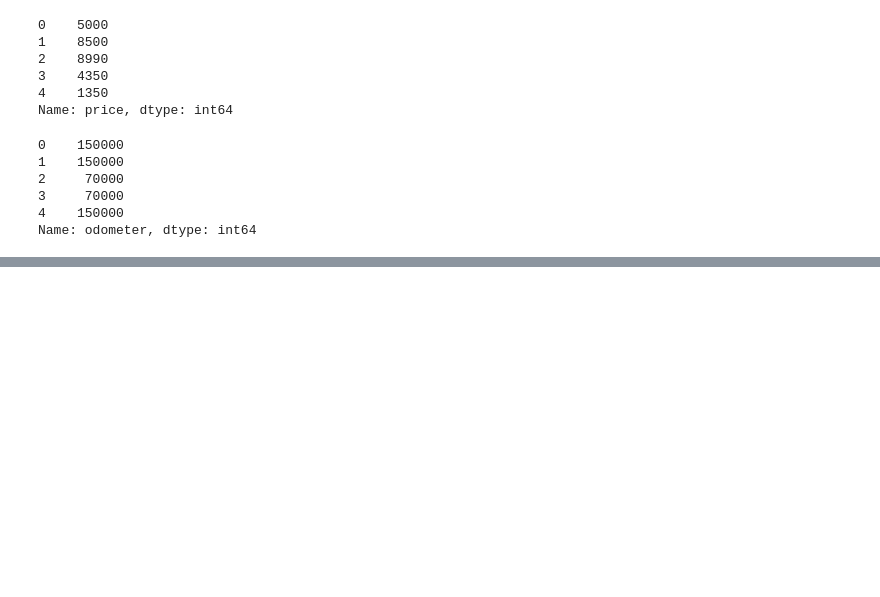
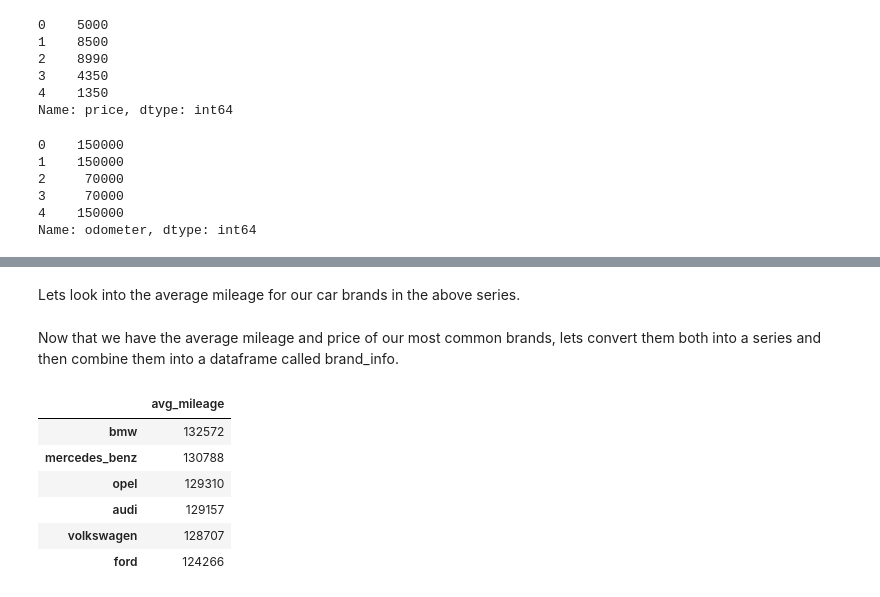
Before and after one commit to nkalpaxis/Exploring_eBay_car_sales_data-, a Jupyter notebook: eBay_car_sales_data.ipynb, the cells around one changed output, grey strips where cells are left out. Cells and saved outputs as stored; diff of their text form; code cells hidden in the pictures; blank space fills up the shorter version.

```diff
--- a/eBay_car_sales_data.ipynb
+++ b/eBay_car_sales_data.ipynb
@@ -160,0 +438,7 @@ Name: odometer, dtype: int64
+# %%
+brand_avg_price = {}
+
+for brand in common_brands:
+    brand_only = autos[autos['brand'] == brand]
+    avg_price = brand_only['price'].mean()
+    brand_avg_price[brand] = int(avg_price)
@@ -160,0 +459,2 @@ Name: odometer, dtype: int64
+# %% [markdown]
+Lets look into the average mileage for our car brands in the above series.
@@ -160,0 +468,2 @@ Name: odometer, dtype: int64
+# %% [markdown]
+Now that we have the average mileage and price of our most common brands, lets convert them both into a series and then combine them into a dataframe called brand_info.
@@ -160,0 +475,10 @@ Name: odometer, dtype: int64
+# %%
+brand_info
+# %% [output]
+|  | avg_mileage |
+| bmw | 132572 |
+| mercedes_benz | 130788 |
+| opel | 129310 |
+| audi | 129157 |
+| volkswagen | 128707 |
+| ford | 124266 |
```
Also changed, not shown: parts of 43 cells of this notebook.
